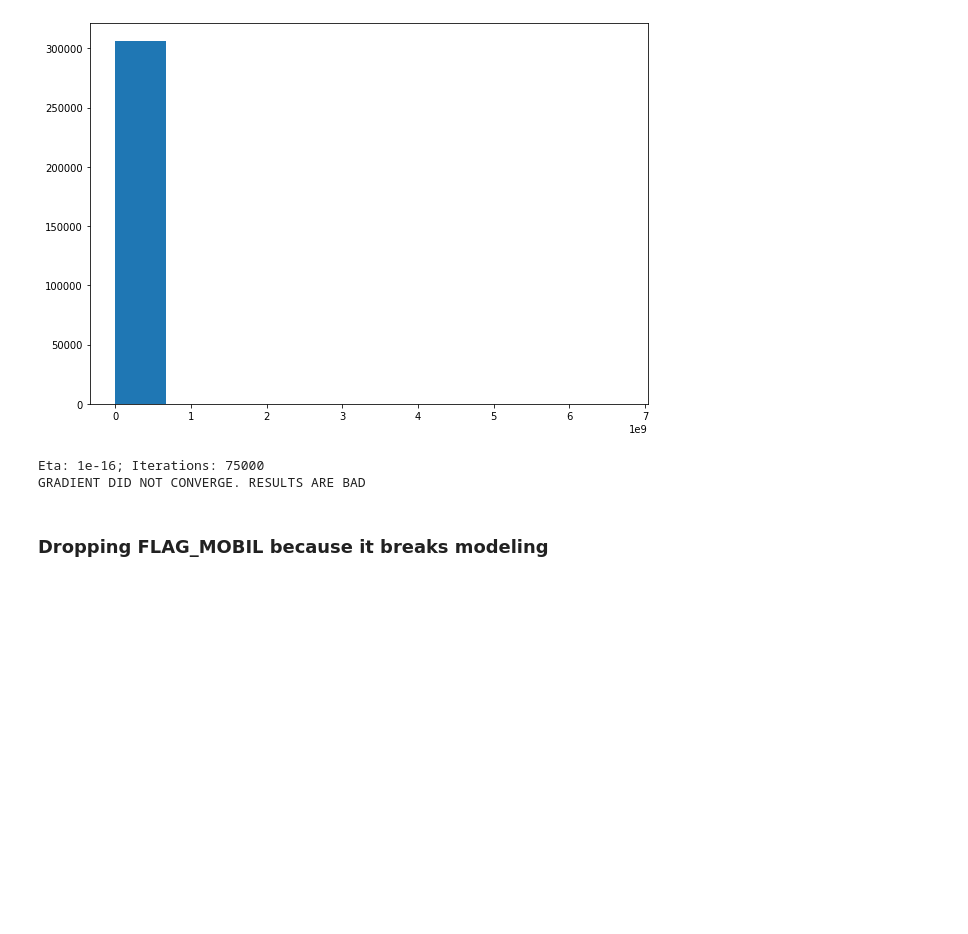
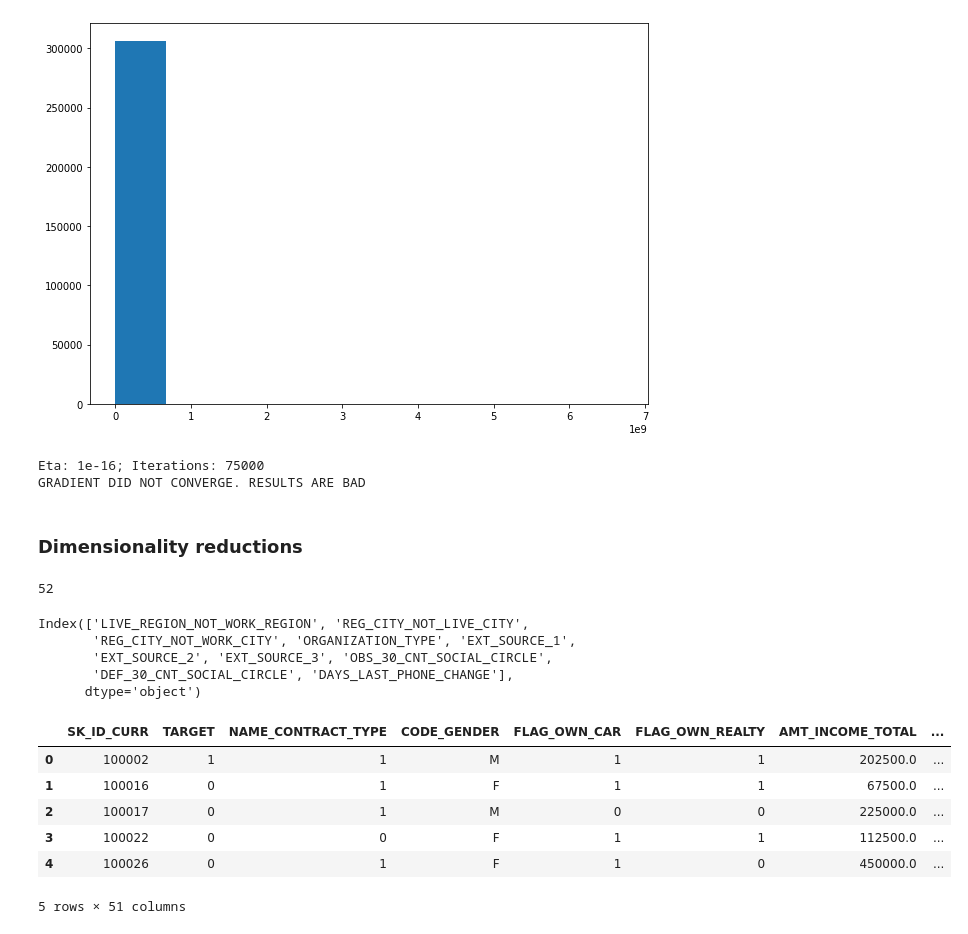
Before and after one commit to theayang/DATA_403_Project_2, a Jupyter notebook: data_cleaning.ipynb, the cells around one changed output. Drawn from its saved outputs; the diff is of its cells as text; code cells hidden in the pictures; blank space fills up the shorter version.

Commit message:
cleaning up a bit

```diff
--- a/data_cleaning.ipynb
+++ b/data_cleaning.ipynb
@@ -307,7 +307,7 @@ bb.STATUS.value_counts()
 b.head()
 
 # %%
-comb = pd.merge(b, bb, on='SK_ID_BUREAU', how='left').fillna(0).groupby(['SK_ID_CURR']).sum().drop('SK_ID_BUREAU', axis=1)
+comb = pd.merge(b, bb, on='SK_ID_BUREAU', how='left').fillna(0).groupby(['SK_ID_CURR']).sum().drop('SK_ID_BUREAU', axis=1).add_prefix('SUM_OF_')
 comb.head()
 
 # %% [markdown]
@@ -372,5 +372,9 @@ df_clean = pd.merge(df_clean, comb, on='SK_ID_CURR')
 Eta: 1e-16; Iterations: 75000
 GRADIENT DID NOT CONVERGE. RESULTS ARE BAD
 # %% [markdown]
-### Dropping FLAG_MOBIL because it breaks modeling
+### Dimensionality reductions
+# %%
+len(df_clean.columns)
+# %% [output]
+52
 # %%
@@ -378,3 +382,25 @@ df_clean = df_clean.drop('FLAG_MOBIL', axis=1)
+# %%
+for col in df_clean.columns:
+    if len(df_clean[col].unique()) == 2:
+        df_clean[col] = pd.Series(np.where(df_clean[col].values == df_clean[col].unique()[0], 1, 0), df_clean.index)
+# %%
+i = 30
+df_clean.columns[i:i+10]
+# %% [output]
+Index(['LIVE_REGION_NOT_WORK_REGION', 'REG_CITY_NOT_LIVE_CITY',
+       'REG_CITY_NOT_WORK_CITY', 'ORGANIZATION_TYPE', 'EXT_SOURCE_1',
+       'EXT_SOURCE_2', 'EXT_SOURCE_3', 'OBS_30_CNT_SOCIAL_CIRCLE',
+       'DEF_30_CNT_SOCIAL_CIRCLE', 'DAYS_LAST_PHONE_CHANGE'],
+      dtype='object')
 # %%
 # export to csv
 df_clean.to_csv('cleaned_training_data.csv', index=False)
+df_clean.head()
+# %% [output]
+|  | SK_ID_CURR | TARGET | NAME_CONTRACT_TYPE | CODE_GENDER | FLAG_OWN_CAR | FLAG_OWN_REALTY | AMT_INCOME_TOTAL | ... |
+| 0 | 100002 | 1 | 1 | M | 1 | 1 | 202500.0 | ... |
+| 1 | 100016 | 0 | 1 | F | 1 | 1 | 67500.0 | ... |
+| 2 | 100017 | 0 | 1 | M | 0 | 0 | 225000.0 | ... |
+| 3 | 100022 | 0 | 0 | F | 1 | 1 | 112500.0 | ... |
+| 4 | 100026 | 0 | 1 | F | 1 | 0 | 450000.0 | ... |
+5 rows × 51 columns
```
Also changed, not shown: parts of 2 cells of this notebook, 1 other file.
